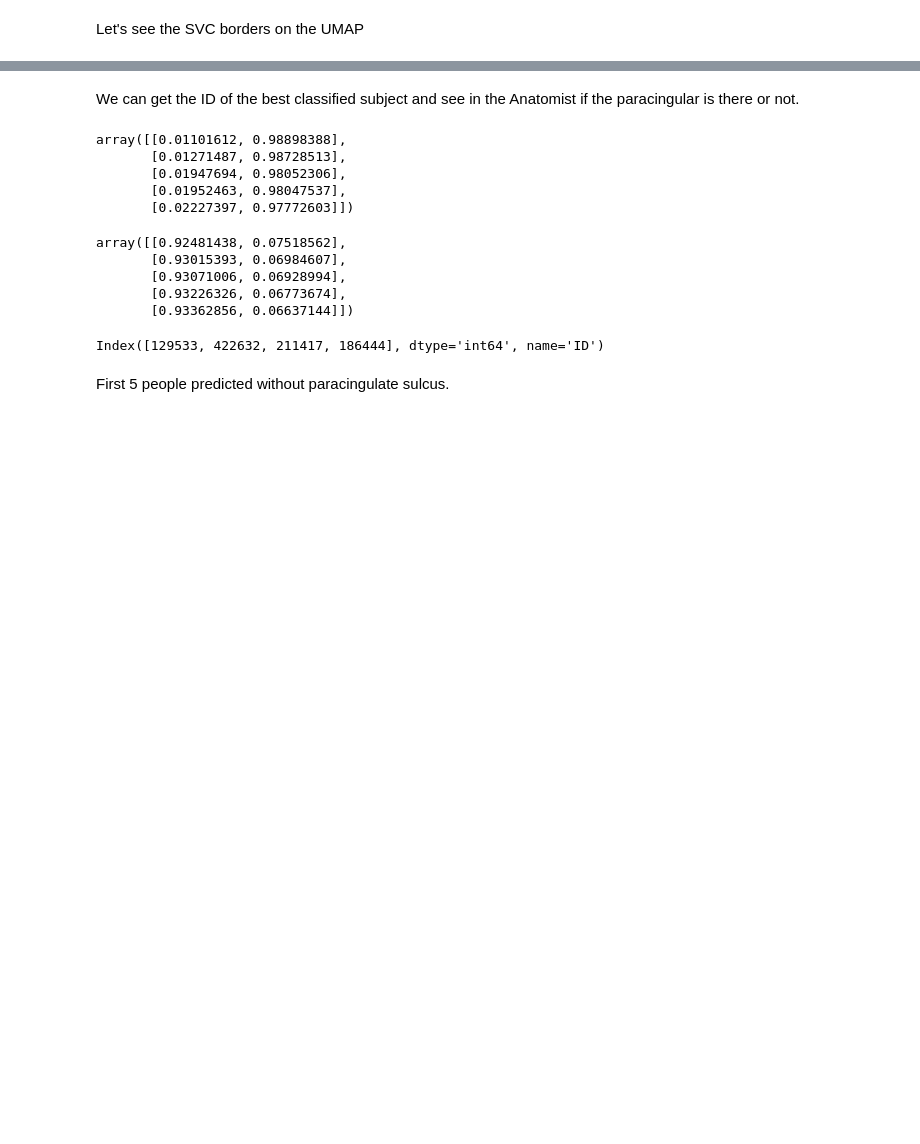
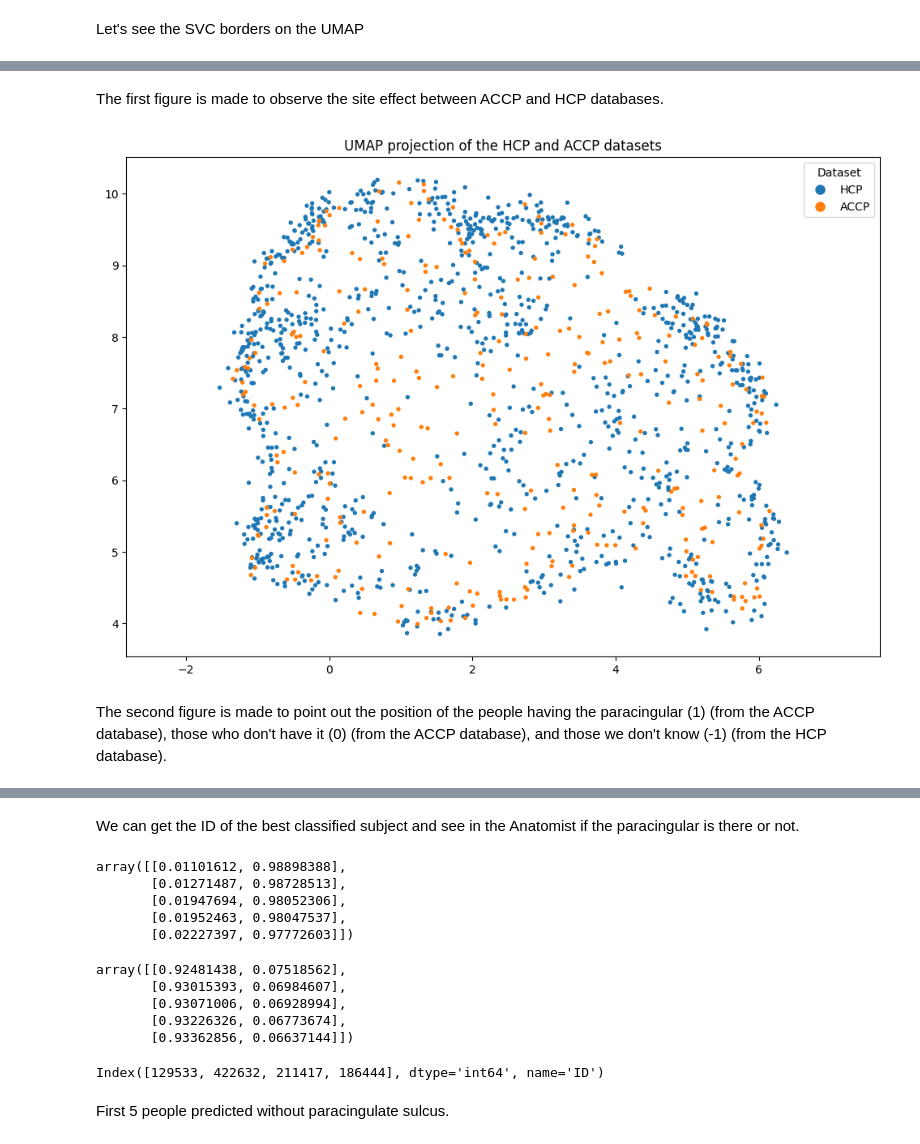
Before and after one commit to neurospin/champollion_V1, a Jupyter notebook: contrastive/notebooks/antoine/SVM_classifier_on_HCP_left_cingulate_dim10.ipynb, the cells around one changed output, grey strips where cells are left out. Drawn from its saved outputs; the diff is of its cells as text; code cells hidden in the pictures; blank space fills up the shorter version.

```diff
--- a/contrastive/notebooks/antoine/SVM_classifier_on_HCP_left_cingulate_dim10.ipynb
+++ b/contrastive/notebooks/antoine/SVM_classifier_on_HCP_left_cingulate_dim10.ipynb
@@ -332,0 +344,11 @@ plot_UMAP(embedding2D_HCP_and_ACCP, HCP_and_ACCP, 'UMAP projection of the HCP an
+# %%
+reducer.fit(scd_bdd_ACCP.drop(['Left_PCS','Dataset','Prediction'], axis=1))
+embedding2D_HCP_and_ACCP = reducer.transform(HCP_and_ACCP.drop(['Left_PCS','Dataset','Prediction'], axis=1))
+# %% [markdown]
+The first figure is made to observe the site effect between ACCP and HCP databases.
+# %%
+plot_UMAP(embedding2D_HCP_and_ACCP, HCP_and_ACCP, 'UMAP projection of the HCP and ACCP datasets', 'Dataset')
+# %% [output]
+[figure, added]
+# %% [markdown]
+The second figure is made to point out the position of the people having the paracingular (1) (from the ACCP database), those who don't have it (0) (from the ACCP database), and those we don't know (-1) (from the HCP database).
```
Also changed, not shown: parts of 21 cells of this notebook, 2 other files.
